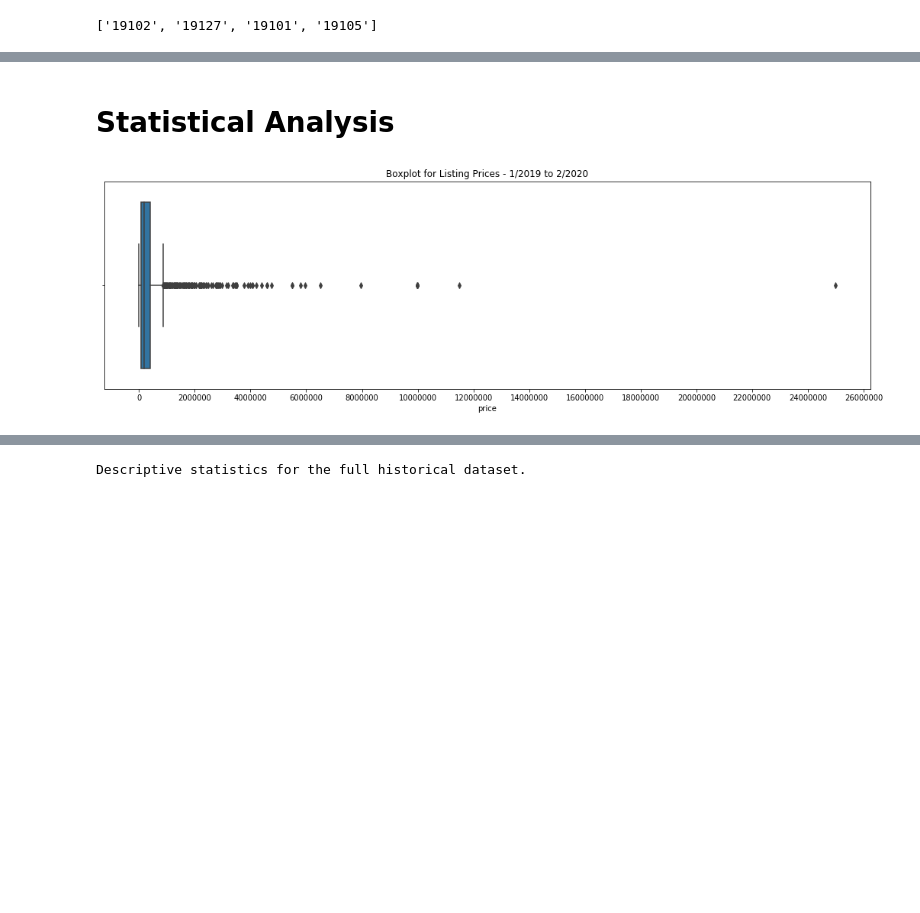
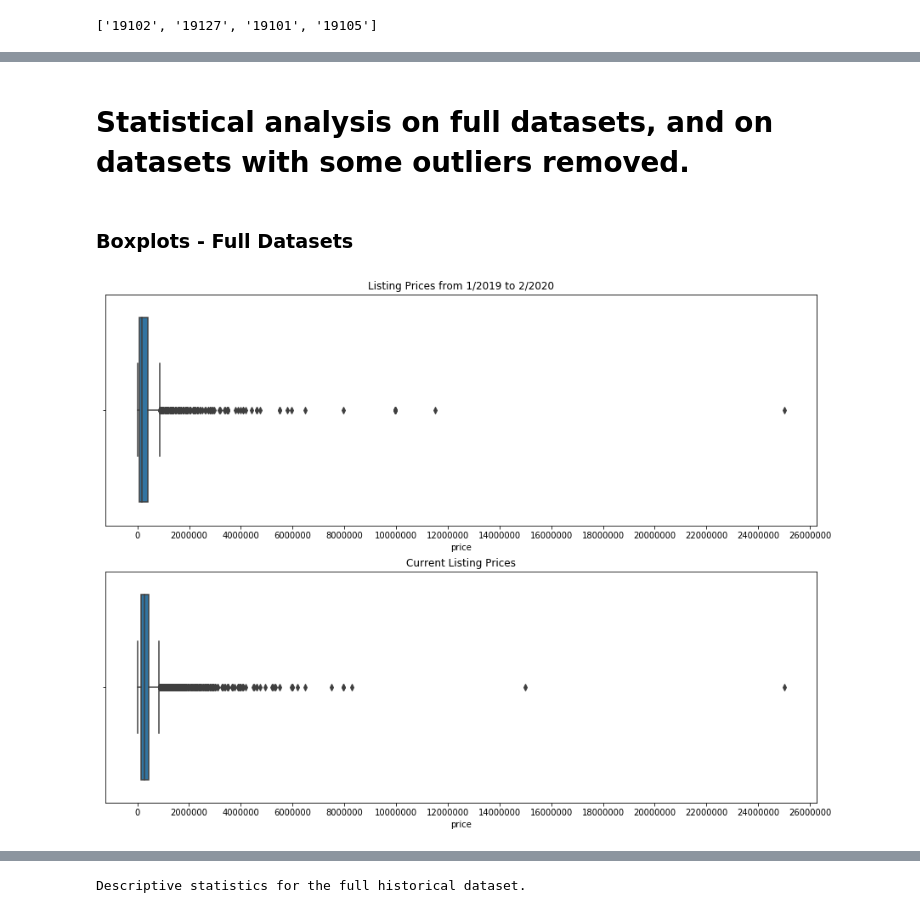
Before and after one commit to DigimonFrankie/Capstone-I, a Jupyter notebook: EDA/Before_vs_After_Analysis.ipynb, the cells around one changed output, grey strips where cells are left out. Saved outputs shown, nothing was run; the diff lists cells and outputs as text; code cells hidden in the pictures; blank space fills up the shorter version.

```diff
--- a/EDA/Before_vs_After_Analysis.ipynb
+++ b/EDA/Before_vs_After_Analysis.ipynb
@@ -116,14 +116,24 @@ bot5_hist = hist_19[hist_19['zip_code'].isin(bottom_5_zips)]
 # %%
 top5_curr = curr_df[curr_df['zip_code'].isin(top_5_zips)]
 bot5_curr = curr_df[curr_df['zip_code'].isin(bottom_5_zips)]
-# %% [markdown]
-# Statistical Analysis
-# %%
-plt.subplots(figsize=(18,5))
-hist_prices_plot = sns.boxplot(final_hist['price'])
-hist_prices_plot.set(xticks=np.arange(0, 26000001, 2000000))
-hist_prices_plot.set_title('Boxplot for Listing Prices - 1/2019 to 2/2020')
-plt.ticklabel_format(style='plain', axis='x')
-plt.show()
-# %% [output]
-[figure, removed]
+# %% [markdown]
+# Statistical analysis on full datasets, and on datasets with some outliers removed.
+# %% [markdown]
+### Boxplots - Full Datasets
+# %%
+fig = plt.figure()
+fig.set_figheight(10)
+fig.set_figwidth(16)
+ax = fig.add_subplot(2, 1, 1)
+final_hist_prices_plot = sns.boxplot(final_hist['price'], ax=ax)
+final_hist_prices_plot.set_title('Listing Prices from 1/2019 to 2/2020')
+final_hist_prices_plot.ticklabel_format(style='plain', axis='x')
+final_hist_prices_plot.set(xticks=np.arange(0, 26000001, 2000000))
+ax = fig.add_subplot(2, 1, 2)
+curr_prices_plot = sns.boxplot(curr_df['price'], ax=ax)
+curr_prices_plot.set_title('Current Listing Prices')
+curr_prices_plot.ticklabel_format(style='plain', axis='x')
+curr_prices_plot.set(xticks=np.arange(0, 26000001, 2000000))
+plt.show()
+# %% [output]
+[figure, added]
```
Also changed, not shown: parts of 49 cells of this notebook.
